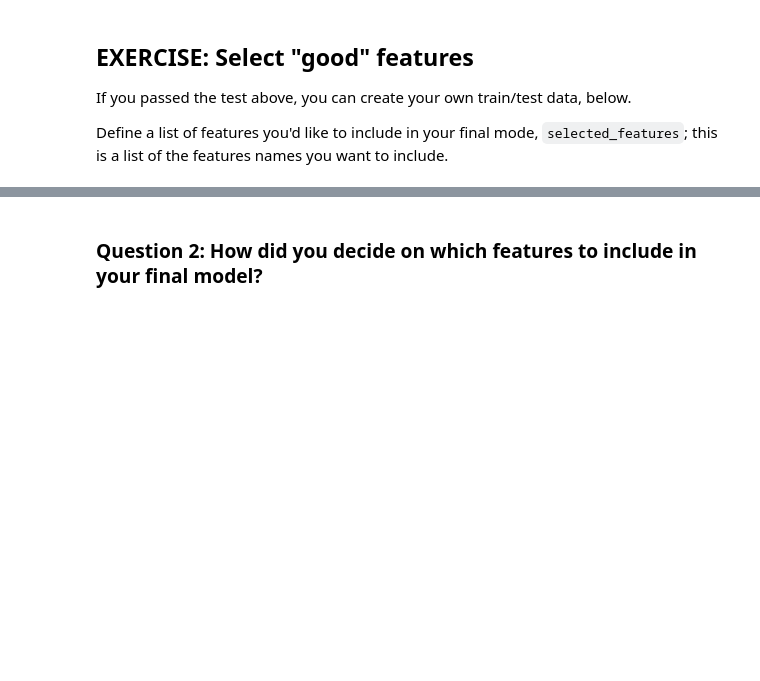
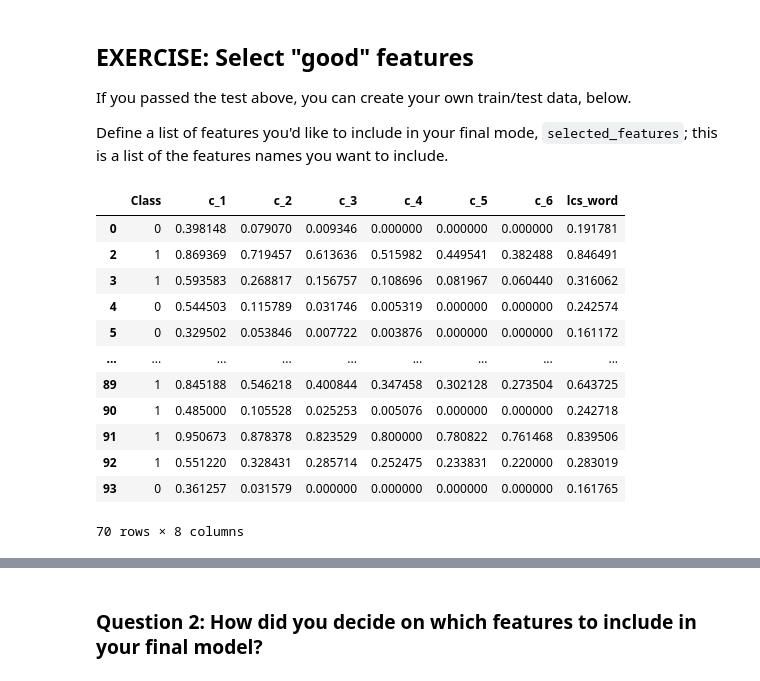
Before and after one commit to alionaBER/plagiarism_detection, a Jupyter notebook: 2_Plagiarism_Feature_Engineering.ipynb, the cells around one changed output, grey strips where cells are left out. Cells and saved outputs as stored; diff of their text form; code cells hidden in the pictures; blank space fills up the shorter version.

Commit message:
Added function for train/test preparation

```diff
--- a/2_Plagiarism_Feature_Engineering.ipynb
+++ b/2_Plagiarism_Feature_Engineering.ipynb
@@ -777,14 +786,23 @@ def train_test_data(complete_df, features_df, selected_features):
        :param selected_features: An array of selected features that correspond to certain columns in `features_df`
        :return: training and test features and labels: (train_x, train_y), (test_x, test_y)'''
 
+    # combine target columns and datatype of completed_df with selected features
+    complete_df_cols = ['Class', 'Datatype']
+    selected_df = pd.concat([complete_df.loc[:,complete_df_cols], features_df.loc[:,selected_features]], axis = 1)
+
+    # subset to create test and train dataframes
+    train = selected_df[selected_df.Datatype == 'train']
+    test = selected_df[selected_df.Datatype == 'test']
+
+
     # get the training features
-    train_x = None
+    train_x = train.drop(complete_df_cols, axis=1).values
     # And training class labels (0 or 1)
-    train_y = None
+    train_y = train.Class.values
 
     # get the test features and labels
-    test_x = None
-    test_y = None
+    test_x = test.drop(complete_df_cols, axis=1).values
+    test_y = test.Class.values
 
     return (train_x, train_y), (test_x, test_y)
 # %% [markdown]
@@ -807,3 +827,22 @@ tests.test_data_split(train_x, train_y, test_x, test_y)
 If you passed the test above, you can create your own train/test data, below.
 
 Define a list of features you'd like to include in your final mode, `selected_features`; this is a list of the features names you want to include.
+# %%
+(train_x, train_y), (test_x, test_y), train, test = train_test_data(complete_df, features_df, selected_features)
+# %%
+train_df = train.drop('Datatype', axis=1)
+train_df
+# %% [output]
+|  | Class | c_1 | c_2 | c_3 | c_4 | c_5 | c_6 | lcs_word |
+| 0 | 0 | 0.398148 | 0.079070 | 0.009346 | 0.000000 | 0.000000 | 0.000000 | 0.191781 |
+| 2 | 1 | 0.869369 | 0.719457 | 0.613636 | 0.515982 | 0.449541 | 0.382488 | 0.846491 |
+| 3 | 1 | 0.593583 | 0.268817 | 0.156757 | 0.108696 | 0.081967 | 0.060440 | 0.316062 |
+| 4 | 0 | 0.544503 | 0.115789 | 0.031746 | 0.005319 | 0.000000 | 0.000000 | 0.242574 |
+| 5 | 0 | 0.329502 | 0.053846 | 0.007722 | 0.003876 | 0.000000 | 0.000000 | 0.161172 |
+| ... | ... | ... | ... | ... | ... | ... | ... | ... |
+| 89 | 1 | 0.845188 | 0.546218 | 0.400844 | 0.347458 | 0.302128 | 0.273504 | 0.643725 |
+| 90 | 1 | 0.485000 | 0.105528 | 0.025253 | 0.005076 | 0.000000 | 0.000000 | 0.242718 |
+| 91 | 1 | 0.950673 | 0.878378 | 0.823529 | 0.800000 | 0.780822 | 0.761468 | 0.839506 |
+| 92 | 1 | 0.551220 | 0.328431 | 0.285714 | 0.252475 | 0.233831 | 0.220000 | 0.283019 |
+| 93 | 0 | 0.361257 | 0.031579 | 0.000000 | 0.000000 | 0.000000 | 0.000000 | 0.161765 |
+70 rows × 8 columns
```
Also changed, not shown: parts of 11 cells of this notebook.
